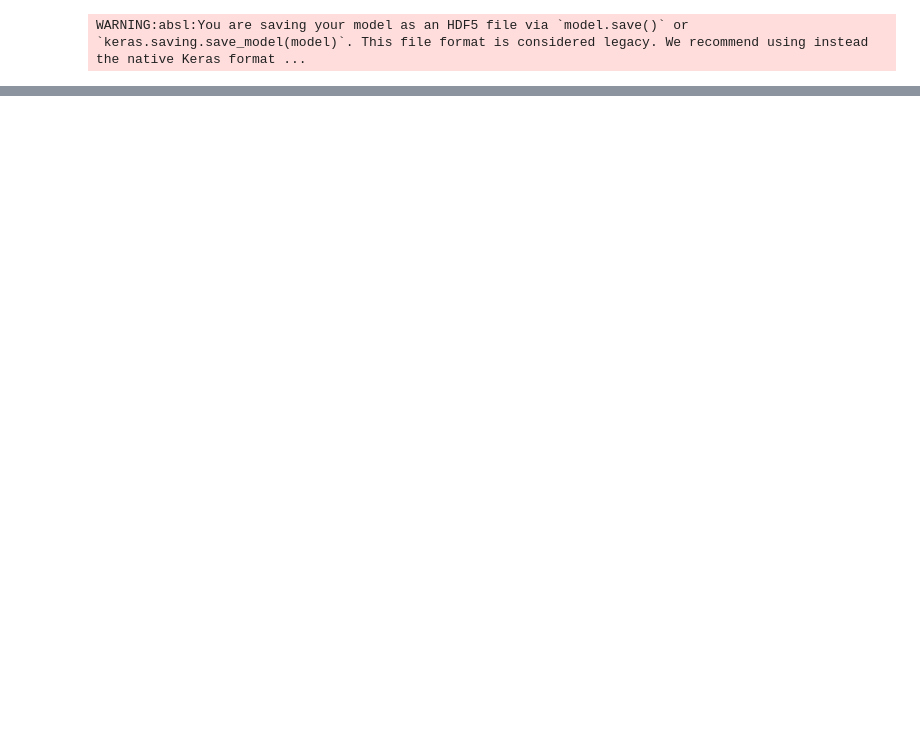
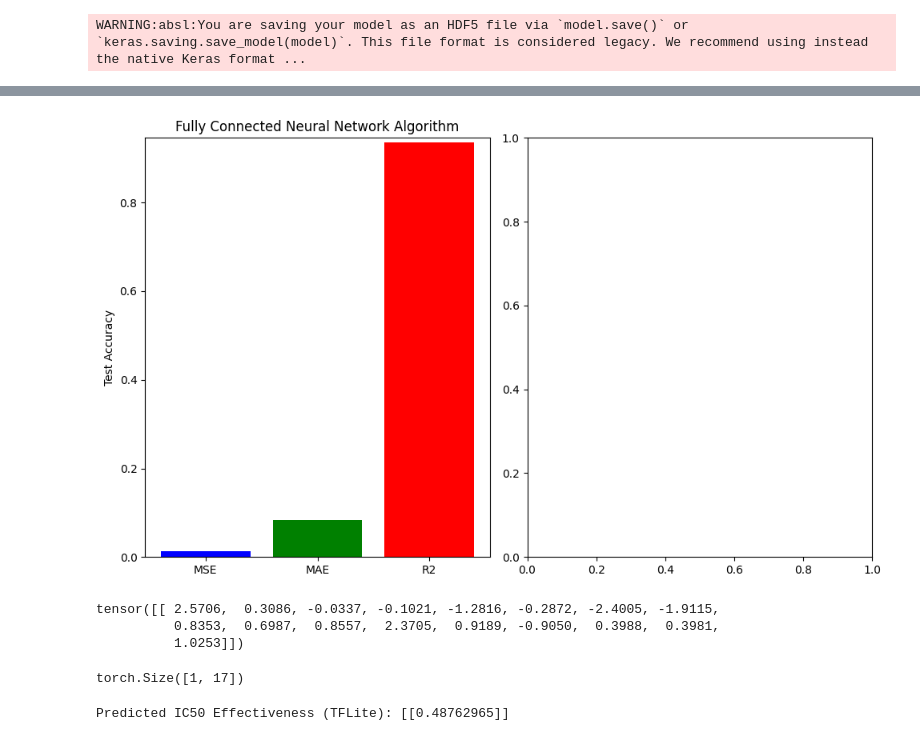
Before and after one commit to raj04h/ML_code, a Jupyter notebook: ML_Projects/Drug_effectiveness.ipynb, the cells around one changed output, grey strips where cells are left out. Drawn from its saved outputs; the diff is of its cells as text; code cells hidden in the pictures; blank space fills up the shorter version.

```diff
--- a/ML_Projects/Drug_effectiveness.ipynb
+++ b/ML_Projects/Drug_effectiveness.ipynb
@@ -701,0 +710,48 @@ Test R² Score: 0.9498505924470158
+# %%
+labels=['MSE','MAE','R2']
+Test_Accuracy=[test_mse,test_mae,test_r2]
+
+fig, ax=plt.subplots(1,2, figsize=(10,6))
+
+ax[0].bar(labels, Test_Accuracy, color=['blue','green','red'])
+ax[0].set_title('Fully Connected Neural Network Algorithm')
+ax[0].set_ylabel('Test Accuracy')
+ax[0].set_ylim([0, max(Test_Accuracy) + 0.01])
+
+plt.tight_layout()
+plt.show()
+# %% [output]
+[figure, added]
+# %%
+import torch
+input_tensor = torch.randn(1, 17)  # Example tensor with shape (1, 17)
+print(input_tensor) # 1 batch size, 17 features that model expects
+# %% [output]
+tensor([[ 2.5706,  0.3086, -0.0337, -0.1021, -1.2816, -0.2872, -2.4005, -1.9115,
+          0.8353,  0.6987,  0.8557,  2.3705,  0.9189, -0.9050,  0.3988,  0.3981,
+          1.0253]])
+# %%
+print(input_tensor.shape)  # combined array (drug name + numerical features) must have 17 elements
+# %% [output]
+torch.Size([1, 17])
+# %%
+# Load TFLite model
+interpreter = tf.lite.Interpreter(model_path="drug_effectiveness.tflite")
+interpreter.allocate_tensors() # Allocates memory for the model's input and output tensors
+
+# Get input and output tensors
+input_details = interpreter.get_input_details() # Shape, Data type, Index
+output_details = interpreter.get_output_details()
+
+# Prepare new input data (replace with your data)
+new_data_tflite = np.array([[-1.8653,  2.3106,  0.3982,  0.6221, -0.0886,  0.4502,  0.8476,  0.3480, 0.0992, -0.4730,  0.1709, -3.2441,  0.4826,  0.5644, -1.1889, -1.0514, 0.3332]], dtype=np.float32)
+# [3.5, 2.1, 0.85, ...] represent features or variables that the model uses to make predictions
+
+# Perform inference
+interpreter.set_tensor(input_details[0]['index'], new_data_tflite) #input data (as a NumPy array) to index of the input tensor to which the data should be assigned
+interpreter.invoke() #  model processes the input tensor, applies its trained parameters (weights and biases), and generates predictions
+predicted_values = interpreter.get_tensor(output_details[0]['index'])
+
+print("Predicted IC50 Effectiveness (TFLite):", predicted_values)
+# %% [output]
+Predicted IC50 Effectiveness (TFLite): [[0.48762965]]
```
Also changed, not shown: parts of 24 cells of this notebook, 6 other files.
